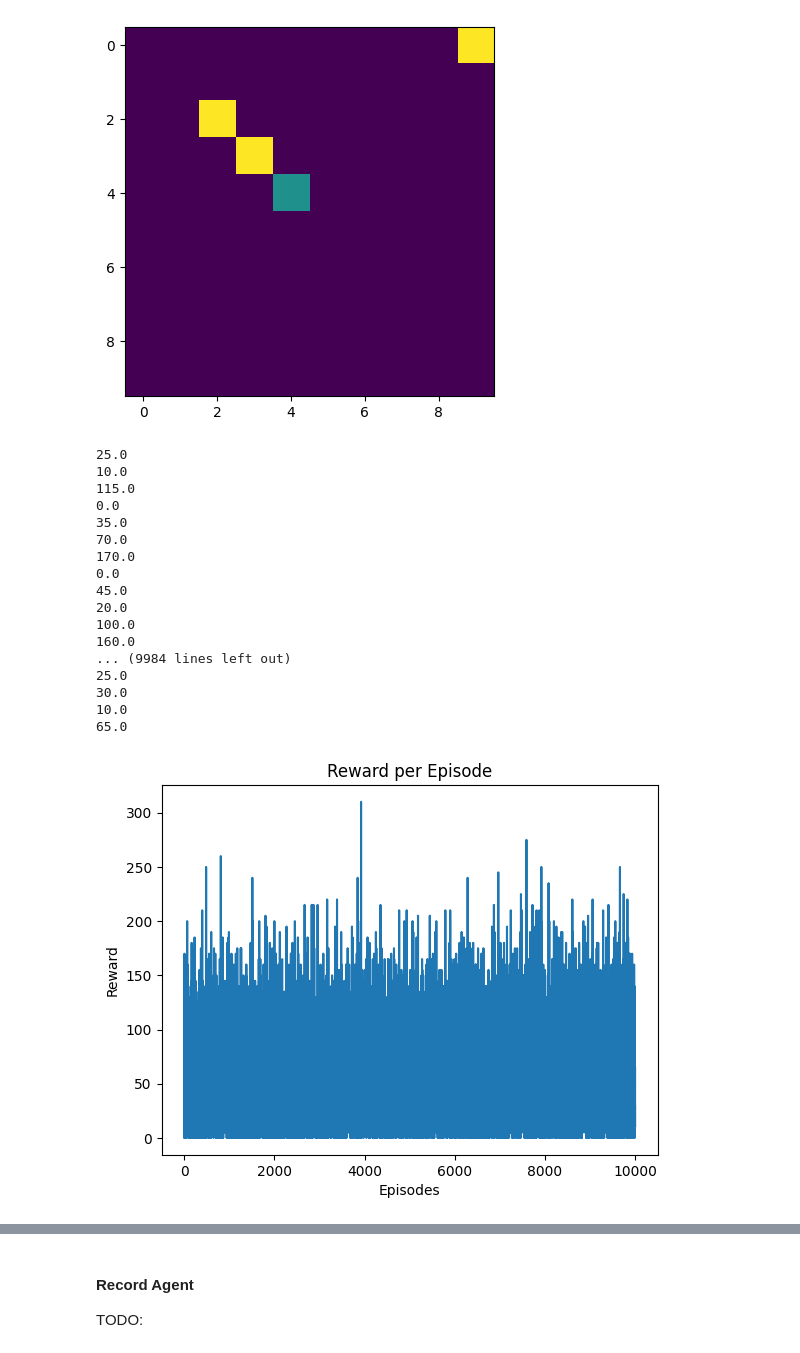
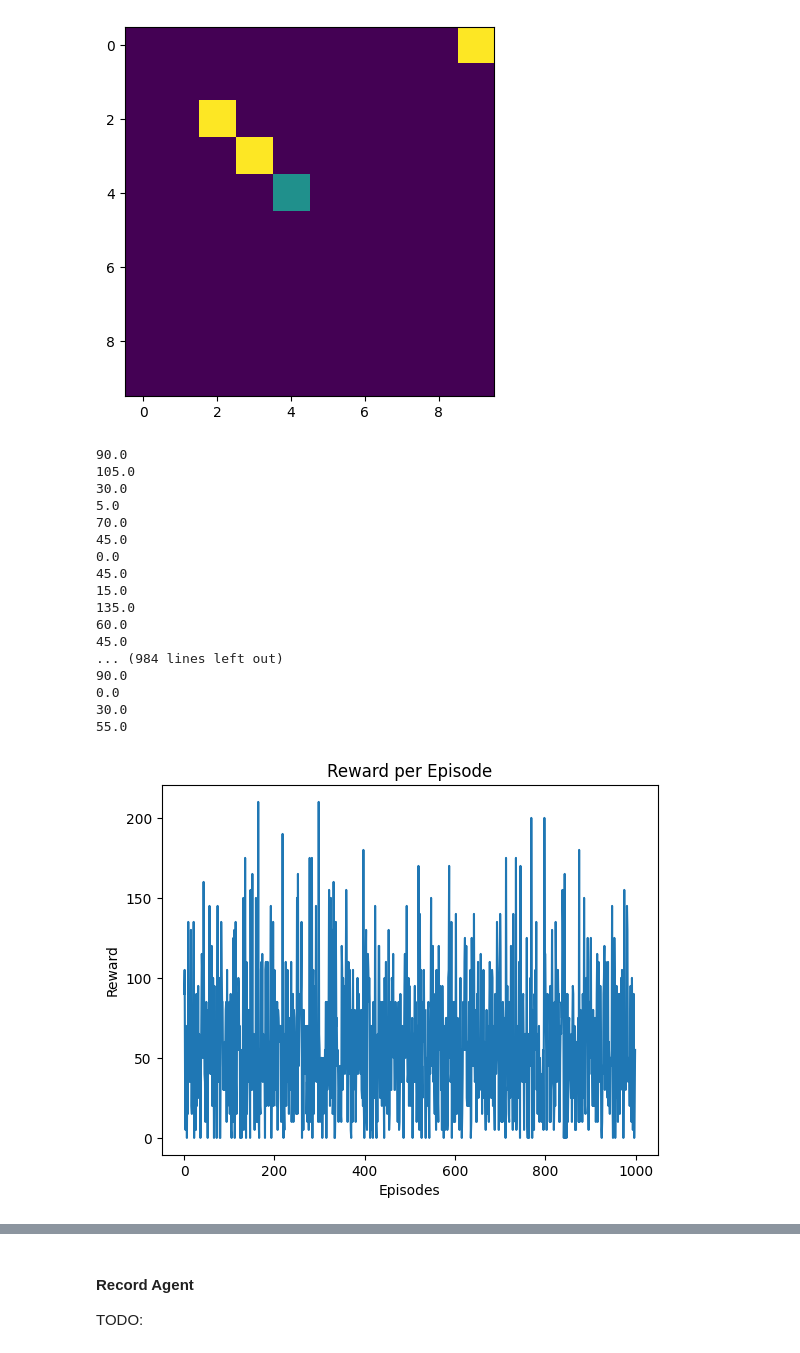
Before and after one commit to TheJoboReal/Bachelor, a Jupyter notebook: src/gym.ipynb, the cells around one changed output, grey strips where cells are left out. Saved outputs shown, nothing was run; the diff lists cells and outputs as text; code cells hidden in the pictures.

```diff
--- a/src/gym.ipynb
+++ b/src/gym.ipynb
@@ -30,7 +30,7 @@ from matplotlib import pyplot as plt
 import pickle
 from IPython.display import display, clear_output
 
-N_EPISODES = 10000
+N_EPISODES = 1000
 
 #TODO:
 # scale heat map
@@ -184,7 +185,7 @@ class SAR_agent:
 
     def get_action(self, obs: dict) -> int:
         """
-        Selects an action using the Boltzmann exploration strategy.
+        Selects an action using the Boltzmann softmax function.
         Actions with higher Q-values are more likely to be chosen.
         """
         agent_state = tuple(obs['agent'])  # Convert agent's position to a hashable tuple
@@ -193,13 +194,18 @@ class SAR_agent:
         if agent_state not in self.q_values:
             self.q_values[agent_state] = np.zeros(self.env.action_space.n)
 
+        # Retrieve Q-values for the state
+        q_values = self.q_values[agent_state]
+
+        # Compute exponentiated Q-values with numerical stability
+        exp_q = np.exp(self.beta * q_values - np.max(self.beta * q_values))
+
         # Compute Boltzmann probabilities
-        q_values = self.q_values[agent_state]
-        exp_q = np.exp(self.beta * q_values - np.max(self.beta * q_values))  # Numeric stability
-        probs = exp_q / np.sum(exp_q)
+        probs = exp_q / np.sum(exp_q)  # Softmax over Q-values
 
-        # Sample action based on Boltzmann probabilities
+        # Sample action based on the probability distribution
         return np.random.choice(len(q_values), p=probs)
+
 
 
     def update(
@@ -404,27 +410,27 @@ agents.append(agent)
 # %%
 swarm = swarm(env, agents, 15, 10, N_EPISODES)
 
-swarm.train_swarm(150)
+swarm.train_swarm(75)
 swarm.plot_reward_episode()
 # %% [output]
-25.0
-10.0
-115.0
-0.0
-35.0
+90.0
+105.0
+30.0
+5.0
 70.0
-170.0
+45.0
 0.0
 45.0
-20.0
-100.0
-160.0
-... (9984 lines left out)
-25.0
+15.0
+135.0
+60.0
+45.0
+... (984 lines left out)
+90.0
+0.0
 30.0
-10.0
-65.0
+55.0
-[figure, old version]
+[figure, new version]
 # %%
 import numpy as np
 import matplotlib.pyplot as plt
```
Also changed, not shown: parts of 4 cells of this notebook.
